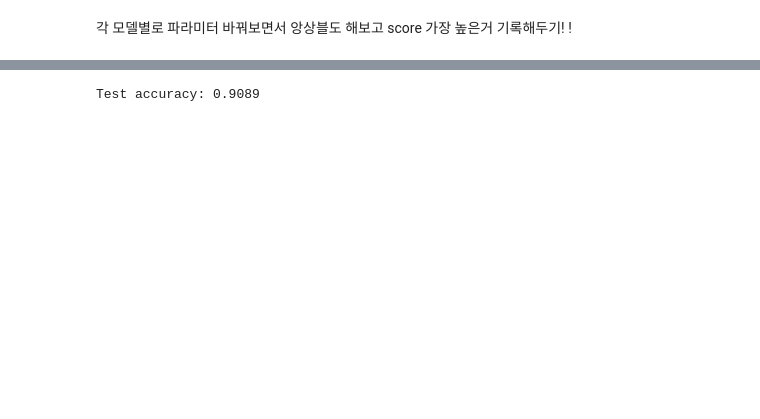
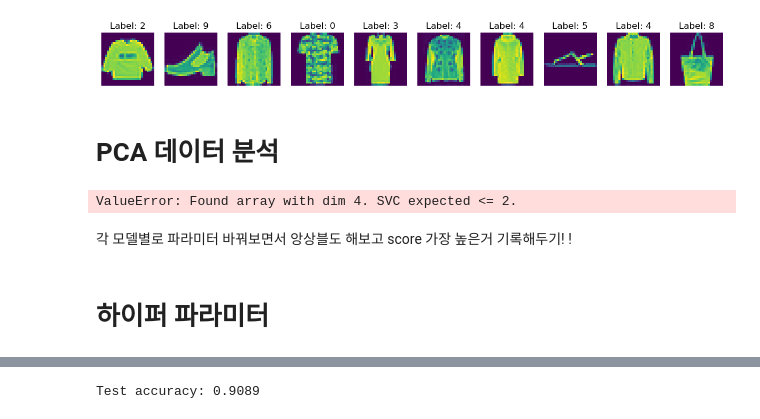
Before and after one commit to kimin-u/ML23_2, a Jupyter notebook: draft.ipynb, the cells around one changed output, grey strips where cells are left out. Drawn from its saved outputs; the diff is of its cells as text; code cells hidden in the pictures; blank space fills up the shorter version.

```diff
--- a/draft.ipynb
+++ b/draft.ipynb
@@ -45,0 +135,27 @@ plt.show()
+# %%
+
+import numpy as np
+
+# 이미지 픽셀값 불러오기
+new_dataX = np.load('rgb_images.npy')
+
+# 라벨값 불러오기
+labels = np.load('labels.npy')
+
+num_images = len(new_dataX)
+
+# Plot a sample of images
+sample_size = 10
+plt.figure(figsize=(15, 3))
+
+for i in range(sample_size):
+    plt.subplot(1, sample_size, i + 1)
+    plt.imshow(new_dataX[i])
+    plt.title(f"Label: {labels[i]}")
+    plt.axis('off')
+
+plt.show() # 라벨 + 색깔 변환한 이미지의 배열 ( 잘 변환된걸 확인할 수 있음 )
+# %% [output]
+[figure, added]
+# %% [markdown]
+# PCA 데이터 분석
@@ -46,2 +170,23 @@ plt.show()
+# %%
+X_train, test_X, y_train, test_y = train_test_split(new_dataX, labels, test_size=0.2, random_state=42)
+
+
+# 각 라벨별 정확도 검사 코드 ( 테스트 디폴트 값은 위에걸로 PCA에 대한 정확도만 측정할 거기 때문 )
+svc = SVC(gamma='scale', kernel='rbf', C=13)
+# svc.fit(new_dataX, labels) -> 이렇게 하면 안됨 new_dataX의 차원이 4차원 형식이라 이걸 2차원으로 변경한뒤 SVM을 해줘야 함
+
+
+# 2차원으로 펼치기
+flattened_dataX = new_dataX.reshape(new_dataX.shape[0], -1)
+svc.fit(flattened_dataX, labels)
+
+
+# 정확도를 계산
+accuracy = svc.score(test_X, test_y) # 테스트도 2차원으로 펼쳐야함 위에처럼
+print(f"Test accuracy: {accuracy}")
+# %% [output]
+ValueError: Found array with dim 4. SVC expected <= 2.
 # %% [markdown]
 각 모델별로 파라미터 바꿔보면서 앙상블도 해보고 score 가장 높은거 기록해두기! !
+# %% [markdown]
+# 하이퍼 파라미터
```
Also changed, not shown: parts of 29 cells of this notebook.
